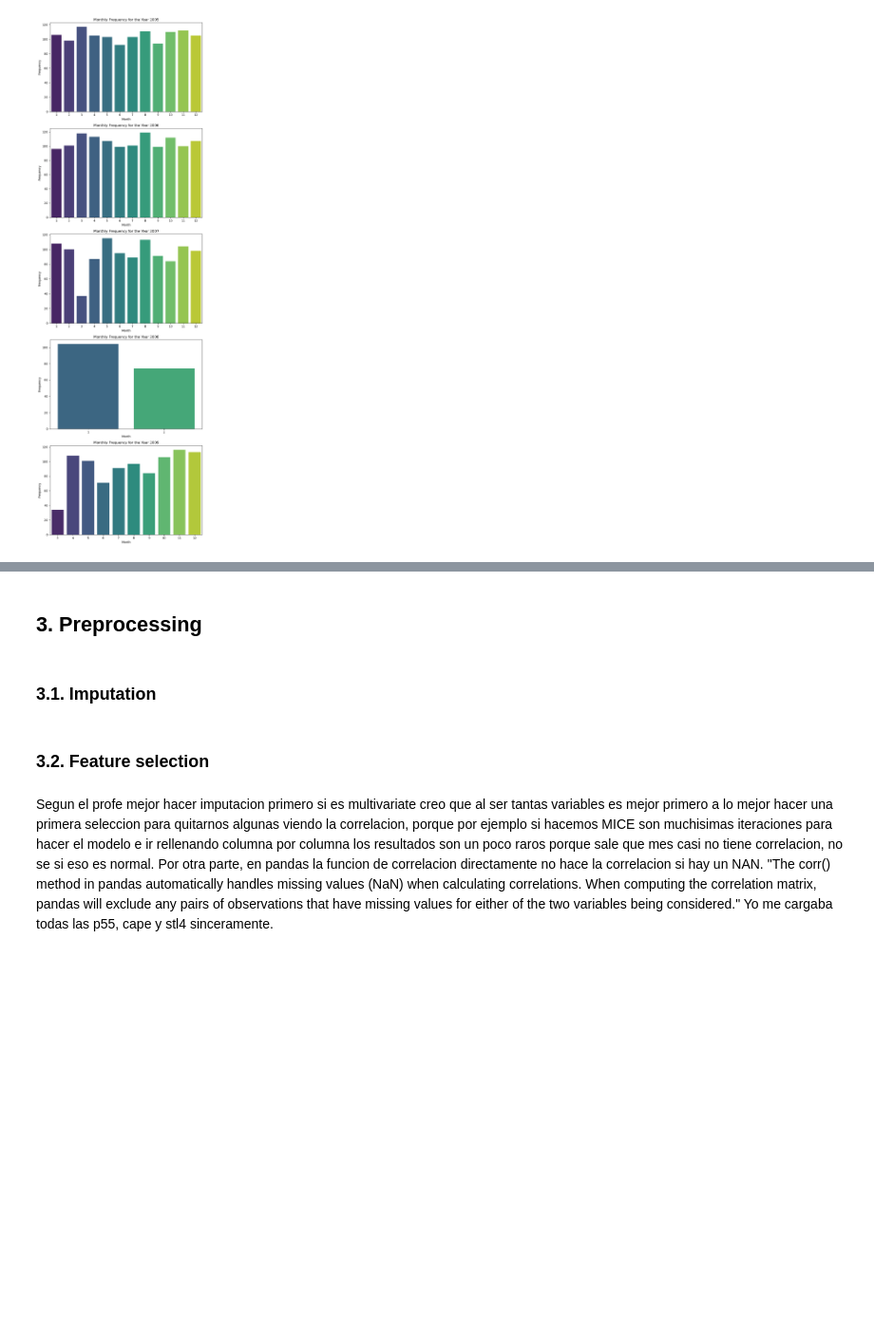
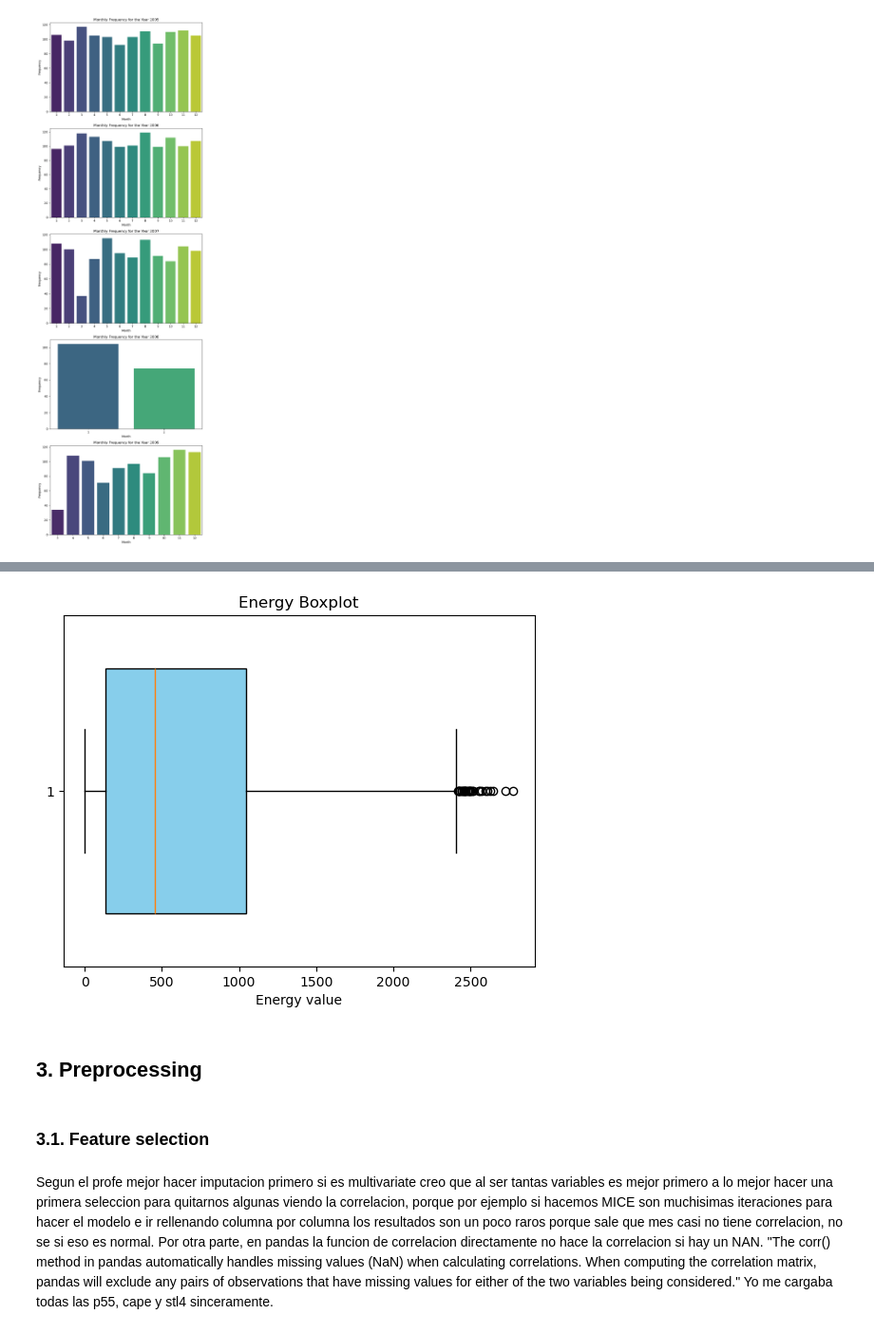
Before and after one commit to vanguix/Big_Data_Intelligence, a Jupyter notebook: PREDICTING WIND ENERGY PRODUCTION_Pamela.ipynb, the cells around one changed output, grey strips where cells are left out. Shown at 95% size. Cells and saved outputs as stored; diff of their text form; code cells hidden in the pictures; blank space fills up the shorter version.

```diff
--- a/PREDICTING WIND ENERGY PRODUCTION_Pamela.ipynb
+++ b/PREDICTING WIND ENERGY PRODUCTION_Pamela.ipynb
@@ -405,9 +380,14 @@ y_test = test_data['energy']
+# %%
+plt.boxplot(train_train_data['energy'], vert=False, widths=0.7, patch_artist=True, boxprops=dict(facecolor='skyblue', color='black'))
+plt.title('Energy Boxplot')
+plt.xlabel('Energy value')
+plt.show()
+# %% [output]
+[figure, added]
 # %% [markdown]
 ## 3. Preprocessing
-# %% [markdown]
-### 3.1. Imputation
 # %% [markdown]
-### 3.2. Feature selection
+### 3.1. Feature selection
 # %% [markdown]
 Segun el profe mejor hacer imputacion primero si es multivariate creo que al ser tantas variables es mejor primero a lo mejor hacer una primera seleccion para quitarnos algunas viendo la correlacion, porque por ejemplo si hacemos MICE son muchisimas iteraciones para hacer el modelo e ir rellenando columna por columna
 los resultados son un poco raros porque sale que mes casi no tiene correlacion, no se si eso es normal.
```
Also changed, not shown: parts of 11 cells of this notebook, 1 other file.
